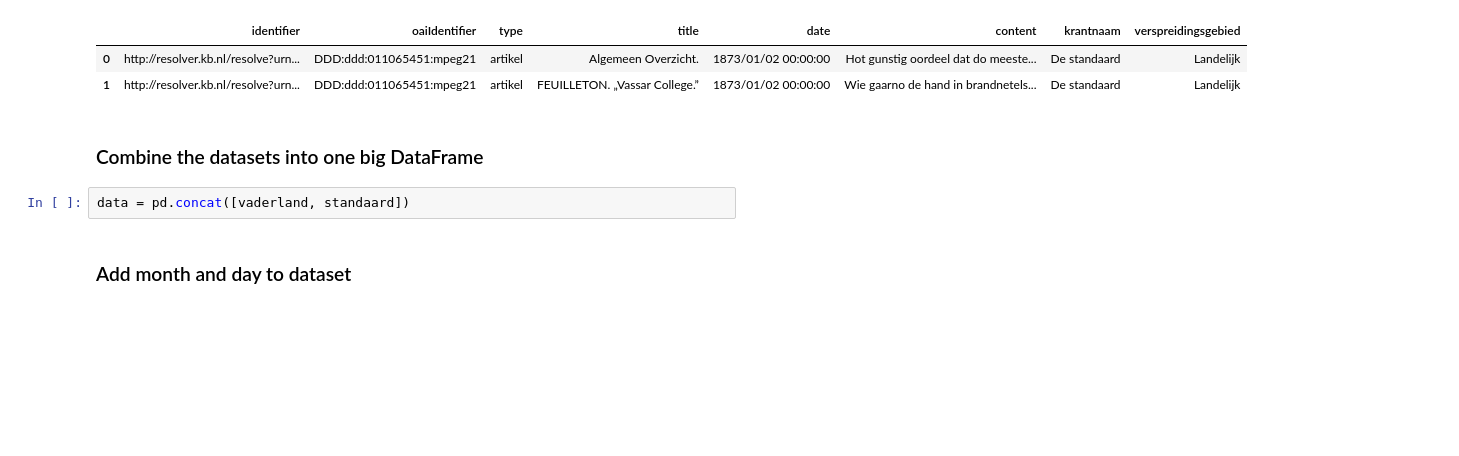
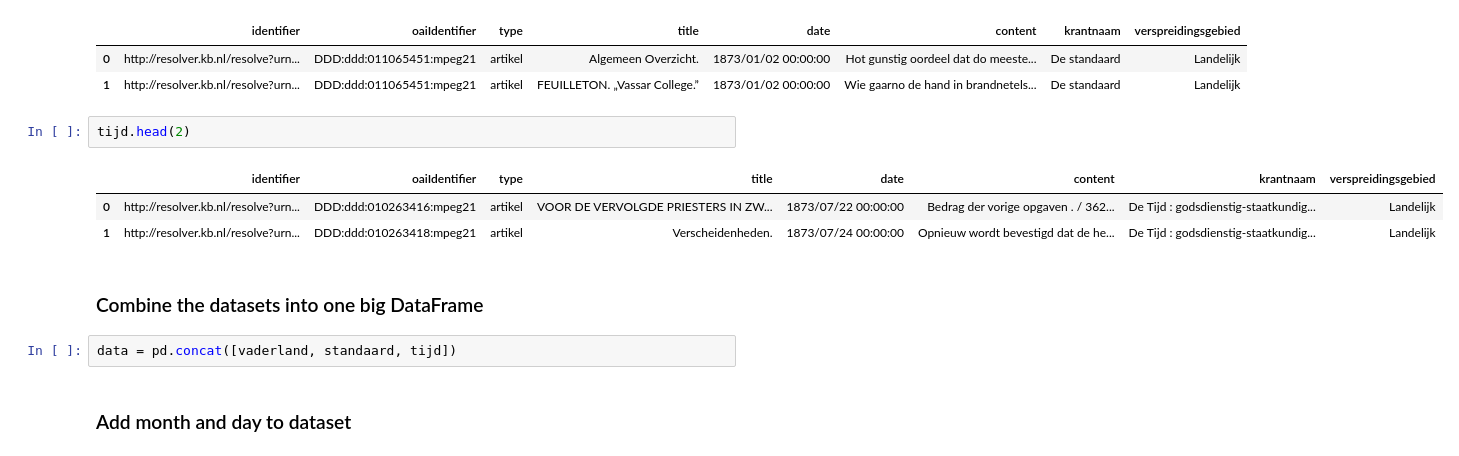
Before and after one commit to KBNLresearch/TutorialSummerschool, a Jupyter notebook: 02_Loading_data_and_visualizing_corpus.ipynb, the cells around one changed output. Saved outputs shown, nothing was run; the diff lists cells and outputs as text; blank space fills up the shorter version.

```diff
--- a/02_Loading_data_and_visualizing_corpus.ipynb
+++ b/02_Loading_data_and_visualizing_corpus.ipynb
@@ -26,10 +28,16 @@ standaard.head(2)
 |  | identifier | oaiIdentifier | type | title | date | content | krantnaam | verspreidingsgebied |
 | 0 | http://resolver.kb.nl/resolve?urn... | DDD:ddd:011065451:mpeg21 | artikel | Algemeen Overzicht. | 1873/01/02 00:00:00 | Hot gunstig oordeel dat do meeste... | De standaard | Landelijk |
 | 1 | http://resolver.kb.nl/resolve?urn... | DDD:ddd:011065451:mpeg21 | artikel | FEUILLETON. „Vassar College.” | 1873/01/02 00:00:00 | Wie gaarno de hand in brandnetels... | De standaard | Landelijk |
+# %%
+tijd.head(2)
+# %% [output]
+|  | identifier | oaiIdentifier | type | title | date | content | krantnaam | verspreidingsgebied |
+| 0 | http://resolver.kb.nl/resolve?urn... | DDD:ddd:010263416:mpeg21 | artikel | VOOR DE VERVOLGDE PRIESTERS IN ZW... | 1873/07/22 00:00:00 | Bedrag der vorige opgaven . / 362... | De Tĳd : godsdienstig-staatkundig... | Landelijk |
+| 1 | http://resolver.kb.nl/resolve?urn... | DDD:ddd:010263418:mpeg21 | artikel | Verscheidenheden. | 1873/07/24 00:00:00 | Opnieuw wordt bevestigd dat de he... | De Tĳd : godsdienstig-staatkundig... | Landelijk |
 # %% [markdown]
 ### Combine the datasets into one big DataFrame
 # %%
-data = pd.concat([vaderland, standaard])
+data = pd.concat([vaderland, standaard, tijd])
 # %% [markdown]
 ### Add month and day to dataset
 # %%
```
Also changed, not shown: parts of 4 cells of this notebook.
